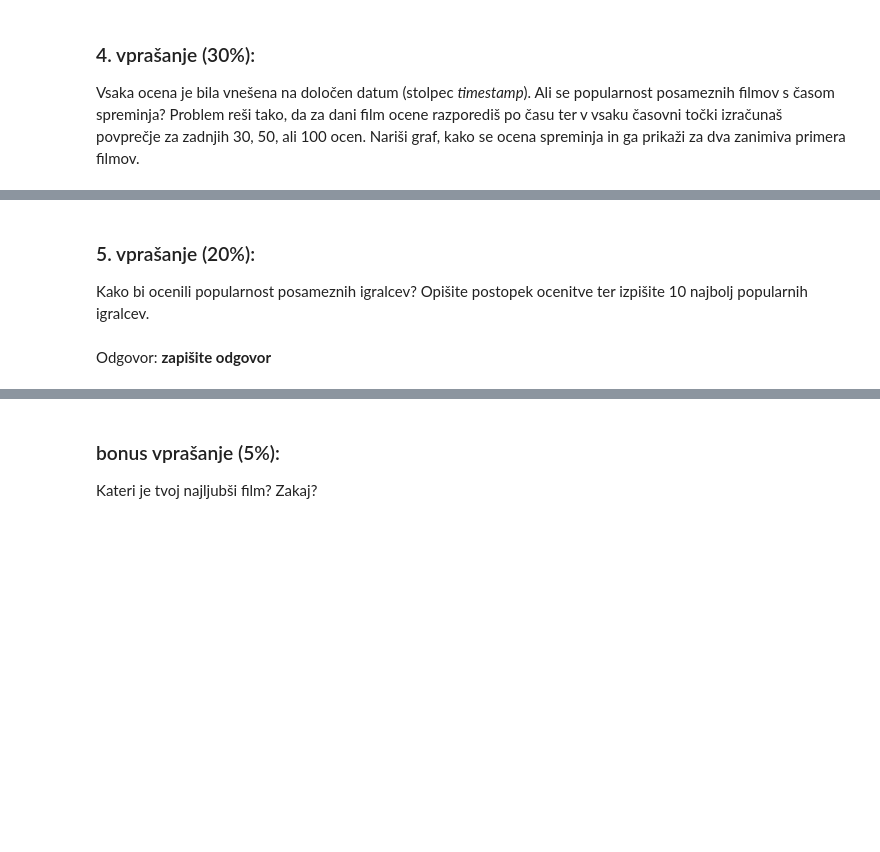
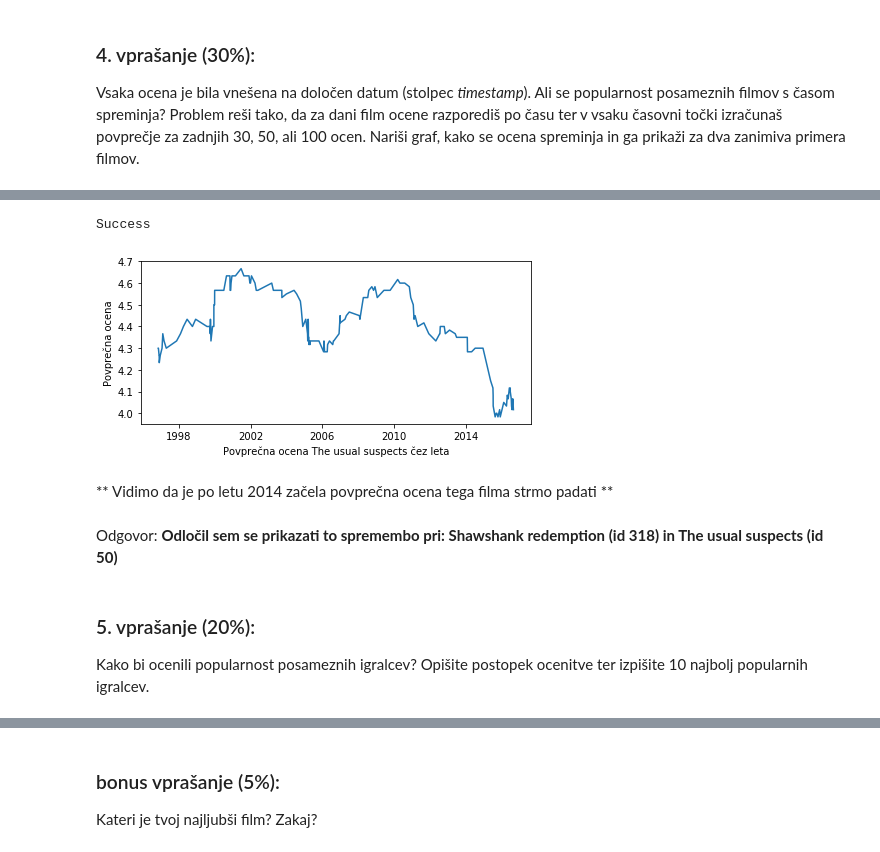
Before and after one commit to Zanz2/PR18DNzz, a Jupyter notebook: dn1/n1_priprava_pregled.ipynb, the cells around one changed output, grey strips where cells are left out. Cells and saved outputs as stored; diff of their text form; code cells hidden in the pictures; blank space fills up the shorter version.

```diff
--- a/dn1/n1_priprava_pregled.ipynb
+++ b/dn1/n1_priprava_pregled.ipynb
@@ -243,3 +350,54 @@ Odgovor: **zapišite odgovor**
+# %%
+# Dobim prave vnose in jih uredim naraščajoče po datumu
+rating_list_movie2 = []
+
+for rating in ratings_of_this_movie_subset:
+    date = datetime.datetime.utcfromtimestamp(rating[3])
+    # print(date)
+    rating_list_movie2.append([rating[2],date])
+rating_list_movie2.sort(key=lambda rating: rating[1])
+# print(rating_list_movie1)
+# %%
+# Vnose uredim po navodilih , povprečja gledam samo za ratinge,
+# ki imajo časovno pred sabo vsaj 30 vnosov
+# Iz tega naredim povprečja, z datumi in jih hranim v listu
+lower_bound = 0
+average_rating_list2 = []
+before_time_list2 = []
+for index,rating in enumerate(rating_list_movie2):
+    #print(rating[1])
+    #print(index)
+    if(index-CONST_NUMBER_OF_PAST_RATINGS<0):
+        lower_bound=0
+    else:
+        lower_bound=index-30
+        average_timestamp_rating = 0
+        rating_sum = 0
+        rating_count = 0
+        for another_rating in rating_list_movie2[lower_bound:index]:
+            rating_sum += float(another_rating[0])
+            rating_count += 1
+        if rating_count >=1 :
+            average_timestamp_rating = rating_sum/rating_count
+        else:
+            average_timestamp_rating = 0
+        average_rating_list2.append(average_timestamp_rating)
+        before_time_list2.append(rating[1])
+# %%
+# print(average_rating_list)
+fig1, axes1 = plt.subplots(figsize=(7, 3))
+axes1.plot(before_time_list2,average_rating_list2)
+axes1.set_xlabel('Povprečna ocena The usual suspects čez leta')
+axes1.set_ylabel('Povprečna ocena')
+
+print("Success")
+# %% [output]
+Success
+[figure, added]
+# %% [markdown]
+** Vidimo da je po letu 2014 začela povprečna ocena tega filma strmo padati **
+# %% [markdown]
+Odgovor: **Odločil sem se prikazati to spremembo pri: Shawshank redemption (id 318) in The usual suspects (id 50)**
 # %% [markdown]
 ### 5. vprašanje (20%):
 Kako bi ocenili popularnost posameznih igralcev? Opišite postopek
@@ -249,2 +404,0 @@ ocenitve ter izpišite 10 najbolj popularnih igralcev.
-# %% [markdown]
-Odgovor: **zapišite odgovor**
```
Also changed, not shown: parts of 30 cells of this notebook, 1 other file.
